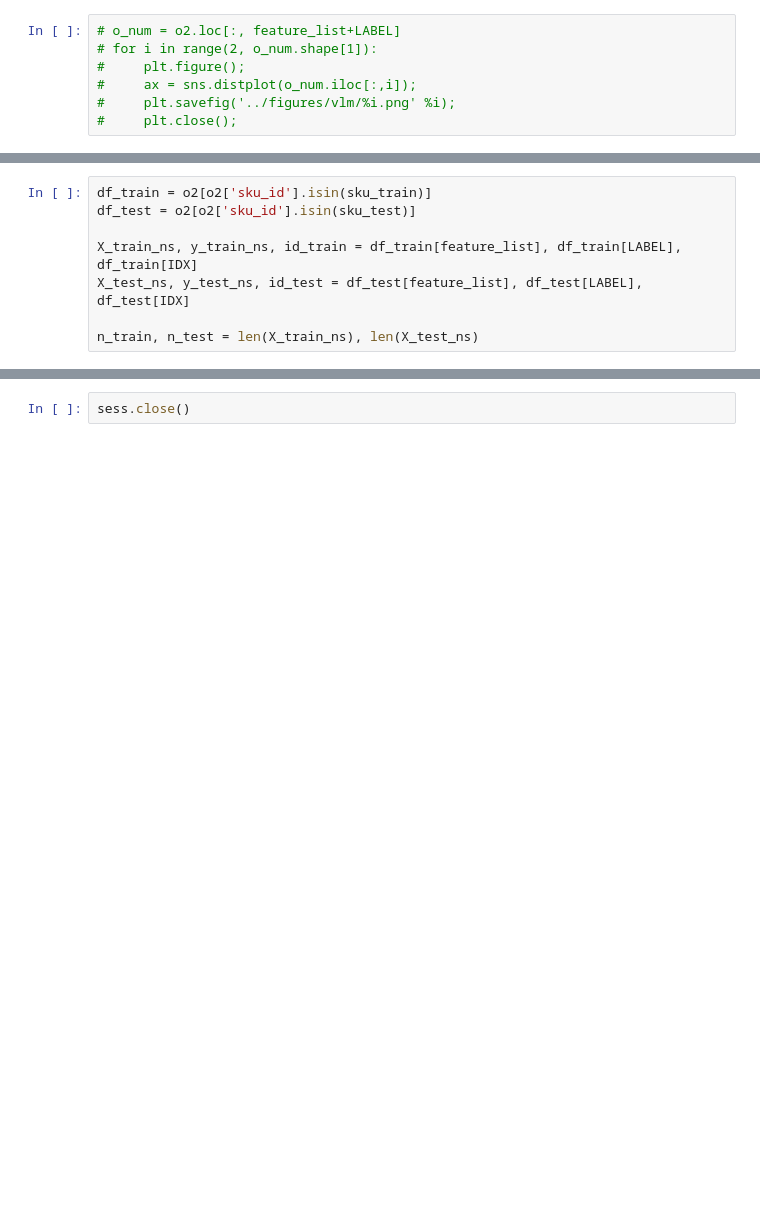
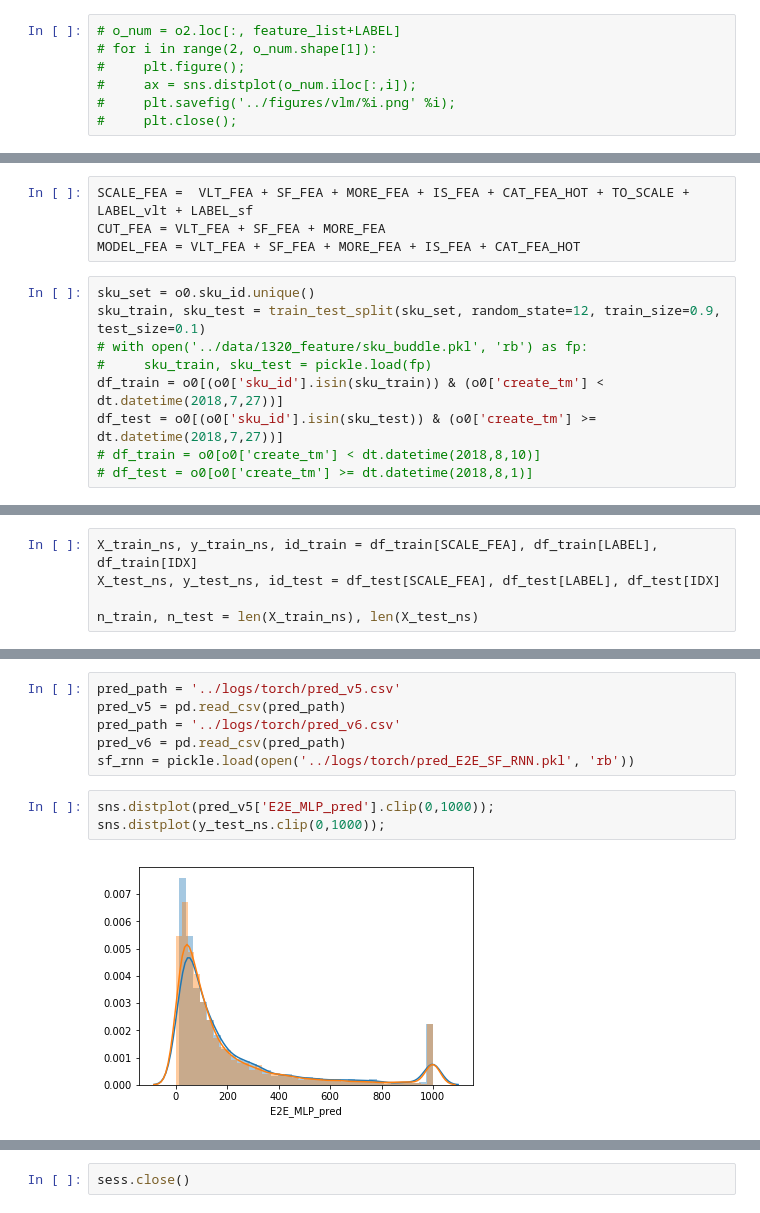
Before and after one commit to schemmy/e2e, a Jupyter notebook: construction/nn_v0.ipynb, the cells around one changed output, grey strips where cells are left out. Drawn from its saved outputs; the diff is of its cells as text; blank space fills up the shorter version.

```diff
--- a/construction/nn_v0.ipynb
+++ b/construction/nn_v0.ipynb
@@ -113,0 +180,13 @@ feature_list =  VLT_FEA + SF_FEA + MORE_FEA + IS_FEA
+# %%
+SCALE_FEA =  VLT_FEA + SF_FEA + MORE_FEA + IS_FEA + CAT_FEA_HOT + TO_SCALE + LABEL_vlt + LABEL_sf
+CUT_FEA = VLT_FEA + SF_FEA + MORE_FEA
+MODEL_FEA = VLT_FEA + SF_FEA + MORE_FEA + IS_FEA + CAT_FEA_HOT
+# %%
+sku_set = o0.sku_id.unique()
+sku_train, sku_test = train_test_split(sku_set, random_state=12, train_size=0.9, test_size=0.1)
+# with open('../data/1320_feature/sku_buddle.pkl', 'rb') as fp:
+#     sku_train, sku_test = pickle.load(fp)
+df_train = o0[(o0['sku_id'].isin(sku_train)) & (o0['create_tm'] < dt.datetime(2018,7,27))]
+df_test = o0[(o0['sku_id'].isin(sku_test)) & (o0['create_tm'] >= dt.datetime(2018,7,27))]
+# df_train = o0[o0['create_tm'] < dt.datetime(2018,8,10)]
+# df_test = o0[o0['create_tm'] >= dt.datetime(2018,8,1)]
@@ -114,8 +197,5 @@ feature_list =  VLT_FEA + SF_FEA + MORE_FEA + IS_FEA
 # %%
-df_train = o2[o2['sku_id'].isin(sku_train)]
-df_test = o2[o2['sku_id'].isin(sku_test)]
-
-X_train_ns, y_train_ns, id_train = df_train[feature_list], df_train[LABEL], df_train[IDX]
-X_test_ns, y_test_ns, id_test = df_test[feature_list], df_test[LABEL], df_test[IDX]
+X_train_ns, y_train_ns, id_train = df_train[SCALE_FEA], df_train[LABEL], df_train[IDX]
+X_test_ns, y_test_ns, id_test = df_test[SCALE_FEA], df_test[LABEL], df_test[IDX]
 
 n_train, n_test = len(X_train_ns), len(X_test_ns)
@@ -660,0 +384,11 @@ NameError: name 'x_vlt' is not defined
+# %%
+pred_path = '../logs/torch/pred_v5.csv'
+pred_v5 = pd.read_csv(pred_path)
+pred_path = '../logs/torch/pred_v6.csv'
+pred_v6 = pd.read_csv(pred_path)
+sf_rnn = pickle.load(open('../logs/torch/pred_E2E_SF_RNN.pkl', 'rb'))
+# %%
+sns.distplot(pred_v5['E2E_MLP_pred'].clip(0,1000));
+sns.distplot(y_test_ns.clip(0,1000));
+# %% [output]
+[figure, added]
```
Also changed, not shown: parts of 102 cells of this notebook, 5 other files.
